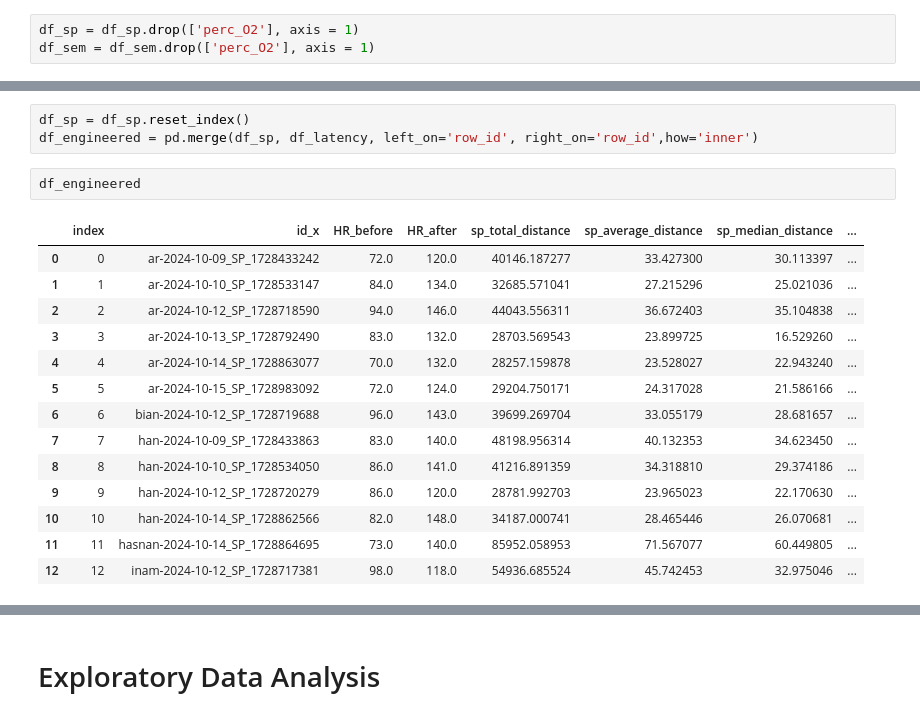
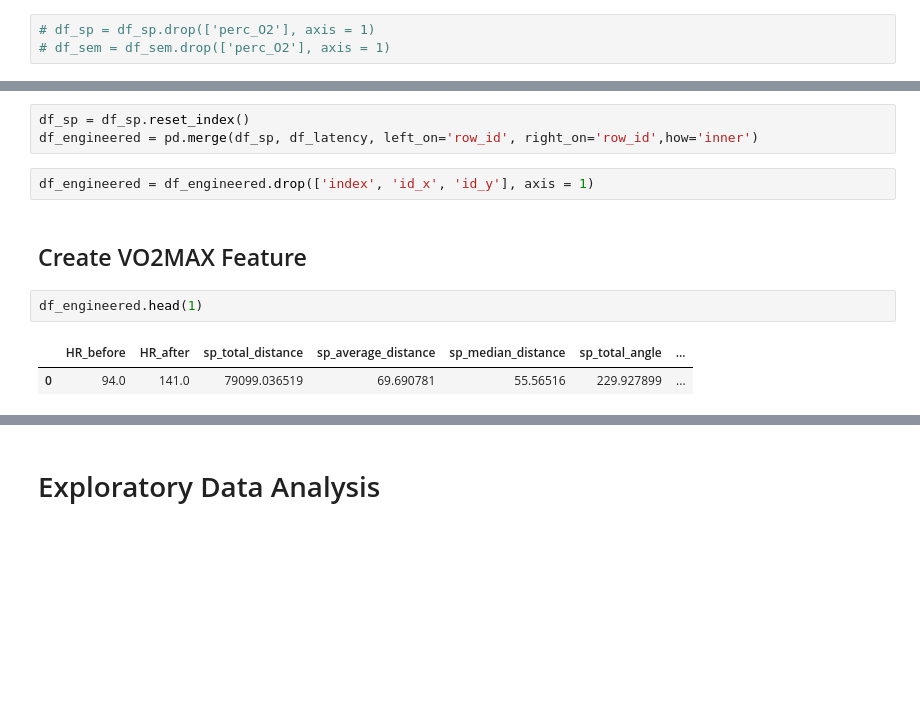
Before and after one commit to CapstoneDTETIA06/ml-workspace, a Jupyter notebook: notebooks/2.preprocessing-eda-fe.ipynb, the cells around one changed output, grey strips where cells are left out. Drawn from its saved outputs; the diff is of its cells as text; blank space fills up the shorter version.

```diff
--- a/notebooks/2.preprocessing-eda-fe.ipynb
+++ b/notebooks/2.preprocessing-eda-fe.ipynb
@@ -46,6 +42,6 @@ memory usage: 1.7+ MB
 # %%
-df_sp = df_sp.drop(['perc_O2'], axis = 1)
-df_sem = df_sem.drop(['perc_O2'], axis = 1)
+# df_sp = df_sp.drop(['perc_O2'], axis = 1)
+# df_sem = df_sem.drop(['perc_O2'], axis = 1)
 # %%
 df_sp = df_sp.dropna()
 
@@ -292,20 +273,12 @@ df_latency
 # %%
 df_sp = df_sp.reset_index()
 df_engineered = pd.merge(df_sp, df_latency, left_on='row_id', right_on='row_id',how='inner')
+# %%
+df_engineered = df_engineered.drop(['index', 'id_x', 'id_y'], axis = 1)
+# %% [markdown]
+## Create VO2MAX Feature
 # %%
-df_engineered
+df_engineered.head(1)
 # %% [output]
-|  | index | id_x | HR_before | HR_after | sp_total_distance | sp_average_distance | sp_median_distance | ... |
-| 0 | 0 | ar-2024-10-09_SP_1728433242 | 72.0 | 120.0 | 40146.187277 | 33.427300 | 30.113397 | ... |
-| 1 | 1 | ar-2024-10-10_SP_1728533147 | 84.0 | 134.0 | 32685.571041 | 27.215296 | 25.021036 | ... |
-| 2 | 2 | ar-2024-10-12_SP_1728718590 | 94.0 | 146.0 | 44043.556311 | 36.672403 | 35.104838 | ... |
-| 3 | 3 | ar-2024-10-13_SP_1728792490 | 83.0 | 132.0 | 28703.569543 | 23.899725 | 16.529260 | ... |
-| 4 | 4 | ar-2024-10-14_SP_1728863077 | 70.0 | 132.0 | 28257.159878 | 23.528027 | 22.943240 | ... |
-| 5 | 5 | ar-2024-10-15_SP_1728983092 | 72.0 | 124.0 | 29204.750171 | 24.317028 | 21.586166 | ... |
-| 6 | 6 | bian-2024-10-12_SP_1728719688 | 96.0 | 143.0 | 39699.269704 | 33.055179 | 28.681657 | ... |
-| 7 | 7 | han-2024-10-09_SP_1728433863 | 83.0 | 140.0 | 48198.956314 | 40.132353 | 34.623450 | ... |
-| 8 | 8 | han-2024-10-10_SP_1728534050 | 86.0 | 141.0 | 41216.891359 | 34.318810 | 29.374186 | ... |
-| 9 | 9 | han-2024-10-12_SP_1728720279 | 86.0 | 120.0 | 28781.992703 | 23.965023 | 22.170630 | ... |
-| 10 | 10 | han-2024-10-14_SP_1728862566 | 82.0 | 148.0 | 34187.000741 | 28.465446 | 26.070681 | ... |
-| 11 | 11 | hasnan-2024-10-14_SP_1728864695 | 73.0 | 140.0 | 85952.058953 | 71.567077 | 60.449805 | ... |
-| 12 | 12 | inam-2024-10-12_SP_1728717381 | 98.0 | 118.0 | 54936.685524 | 45.742453 | 32.975046 | ... |
+|  | HR_before | HR_after | sp_total_distance | sp_average_distance | sp_median_distance | sp_total_angle | ... |
+| 0 | 94.0 | 141.0 | 79099.036519 | 69.690781 | 55.56516 | 229.927899 | ... |
```
Also changed, not shown: parts of 11 cells of this notebook, 33 other files.
